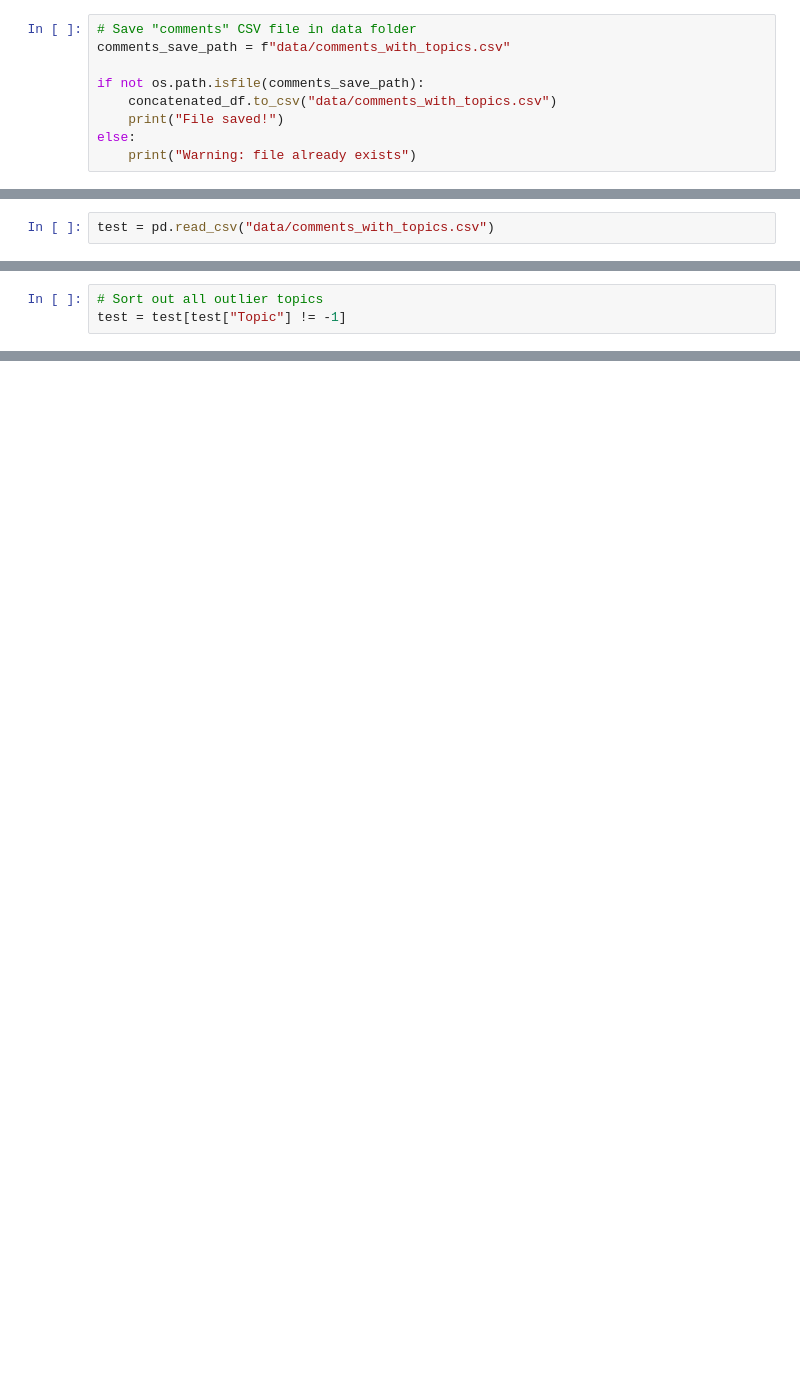
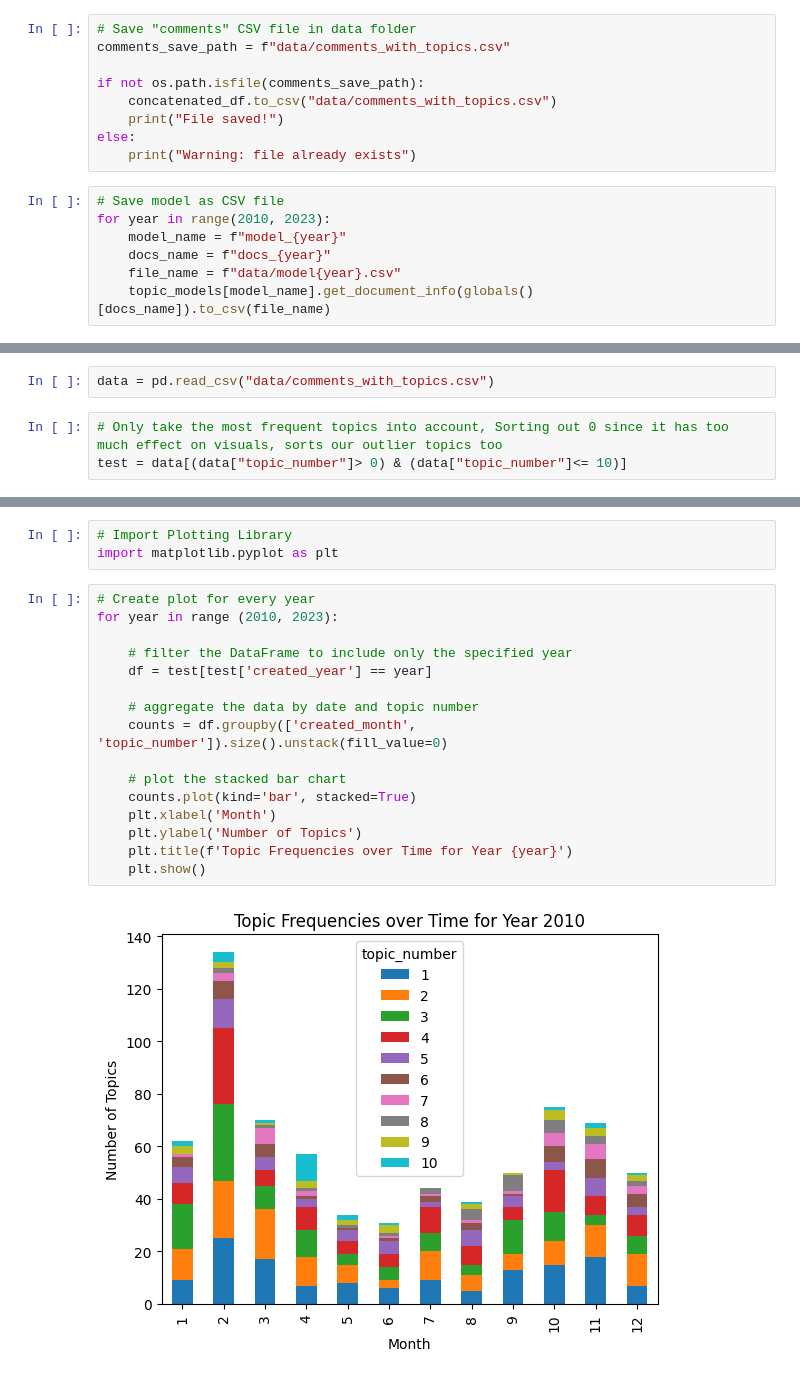
Before and after one commit to anjaghub/datascience_project_2023, a Jupyter notebook: 3_modeling_topic_cluster.ipynb, the cells around one changed output, grey strips where cells are left out. Cells and saved outputs as stored; diff of their text form; blank space fills up the shorter version.

Commit message:
First exploration with visuals

```diff
--- a/3_modeling_topic_cluster.ipynb
+++ b/3_modeling_topic_cluster.ipynb
@@ -277,4 +256,11 @@ if not os.path.isfile(comments_save_path):
     print("File saved!")
 else:
     print("Warning: file already exists")
+# %%
+# Save model as CSV file
+for year in range(2010, 2023):
+    model_name = f"model_{year}"
+    docs_name = f"docs_{year}"
+    file_name = f"data/model{year}.csv"
+    topic_models[model_name].get_document_info(globals()[docs_name]).to_csv(file_name)
 # %% [markdown]
@@ -282,3 +268,6 @@ else:
 # %%
-test = pd.read_csv("data/comments_with_topics.csv")
+data = pd.read_csv("data/comments_with_topics.csv")
+# %%
+# Only take the most frequent topics into account, Sorting out 0 since it has too much effect on visuals, sorts our outlier topics too
+test = data[(data["topic_number"]> 0) & (data["topic_number"]<= 10)]
 # %%
@@ -285,6 +275,3 @@ test = pd.read_csv("data/comments_with_topics.csv")
 test.isna().sum().sum()
 # %% [output]
 0
-# %%
-# Sort out all outlier topics
-test = test[test["Topic"] != -1]
@@ -332,0 +278,21 @@ test[test["index"] == 1]
+# %%
+# Import Plotting Library
+import matplotlib.pyplot as plt
+# %%
+# Create plot for every year
+for year in range (2010, 2023):
+
+    # filter the DataFrame to include only the specified year
+    df = test[test['created_year'] == year]
+
+    # aggregate the data by date and topic number
+    counts = df.groupby(['created_month', 'topic_number']).size().unstack(fill_value=0)
+
+    # plot the stacked bar chart
+    counts.plot(kind='bar', stacked=True)
+    plt.xlabel('Month')
+    plt.ylabel('Number of Topics')
+    plt.title(f'Topic Frequencies over Time for Year {year}')
+    plt.show()
+# %% [output]
+[figure, added]
```
Also changed, not shown: parts of 8 cells of this notebook.
